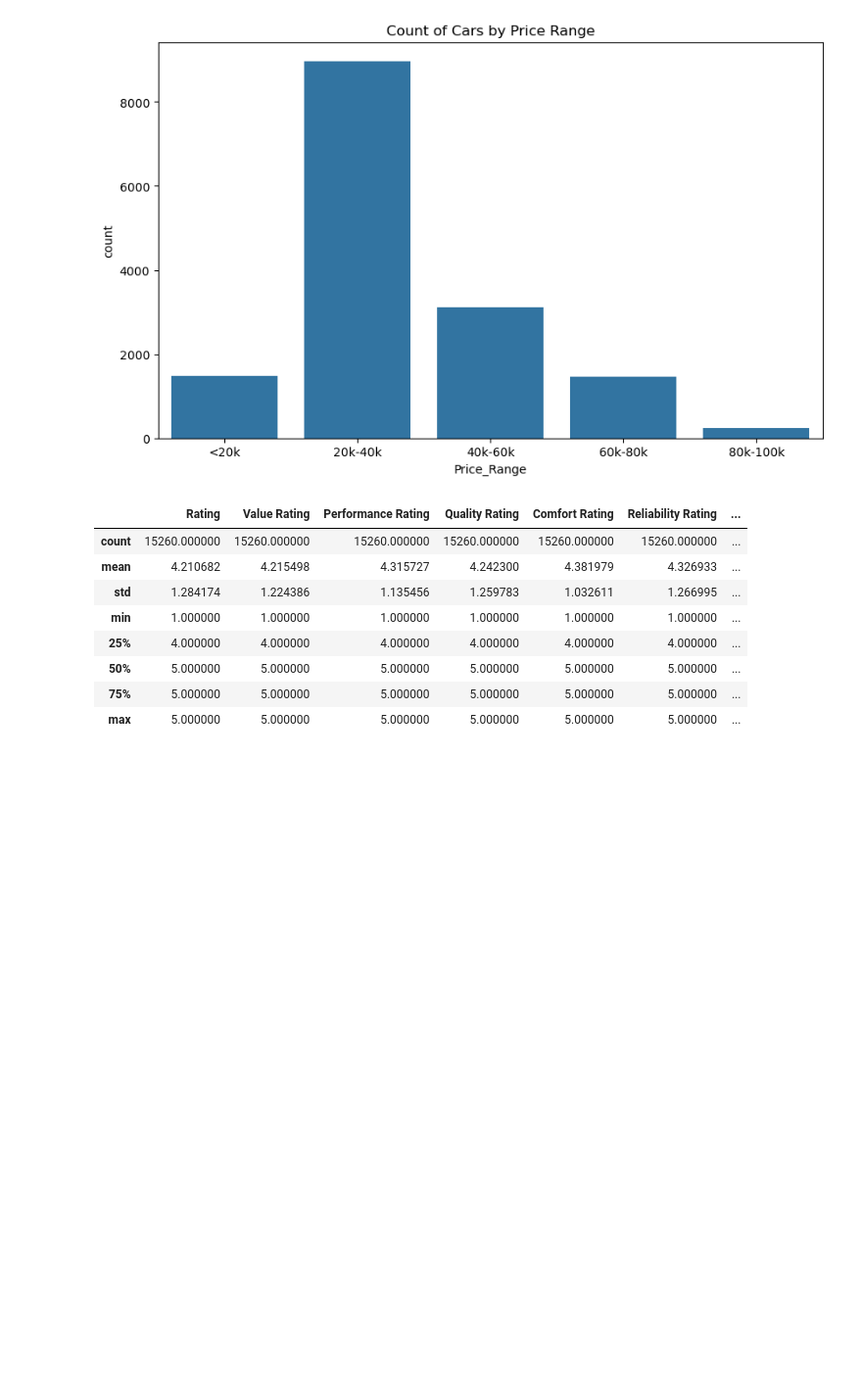
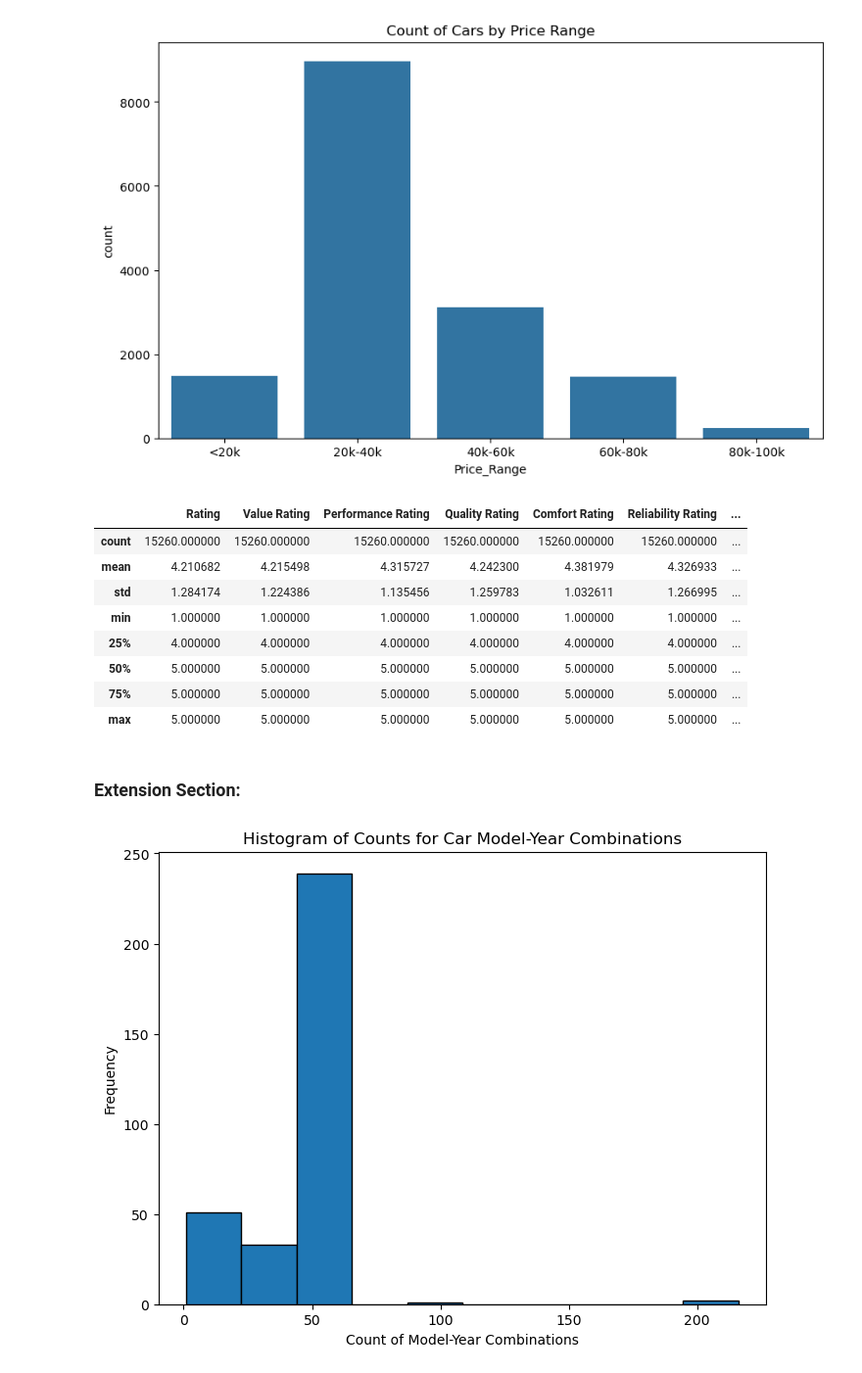
Before and after one commit to ethanrwong/Marketing-Analytics-Group-Project, a Jupyter notebook: EDA.ipynb, the cells around one changed output. Shown at 98% size. Saved outputs shown, nothing was run; the diff lists cells and outputs as text; code cells hidden in the pictures; blank space fills up the shorter version.

```diff
--- a/EDA.ipynb
+++ b/EDA.ipynb
@@ -448,3 +472,14 @@ df[numerical_cols].describe()
 | 50% | 5.000000 | 5.000000 | 5.000000 | 5.000000 | 5.000000 | 5.000000 | ... |
 | 75% | 5.000000 | 5.000000 | 5.000000 | 5.000000 | 5.000000 | 5.000000 | ... |
 | max | 5.000000 | 5.000000 | 5.000000 | 5.000000 | 5.000000 | 5.000000 | ... |
+# %% [markdown]
+### Extension Section:
+# %%
+model_year_counts = df[['Model Full Name', 'Year']].value_counts().reset_index(name = 'Count')
+model_year_counts['Count'].plot(kind='hist', bins=10, edgecolor='black', figsize=(8, 6))
+plt.xlabel('Count of Model-Year Combinations')
+plt.ylabel('Frequency')
+plt.title('Histogram of Counts for Car Model-Year Combinations')
+plt.show()
+# %% [output]
+[figure, added]
```
Also changed, not shown: parts of 3 cells of this notebook.
